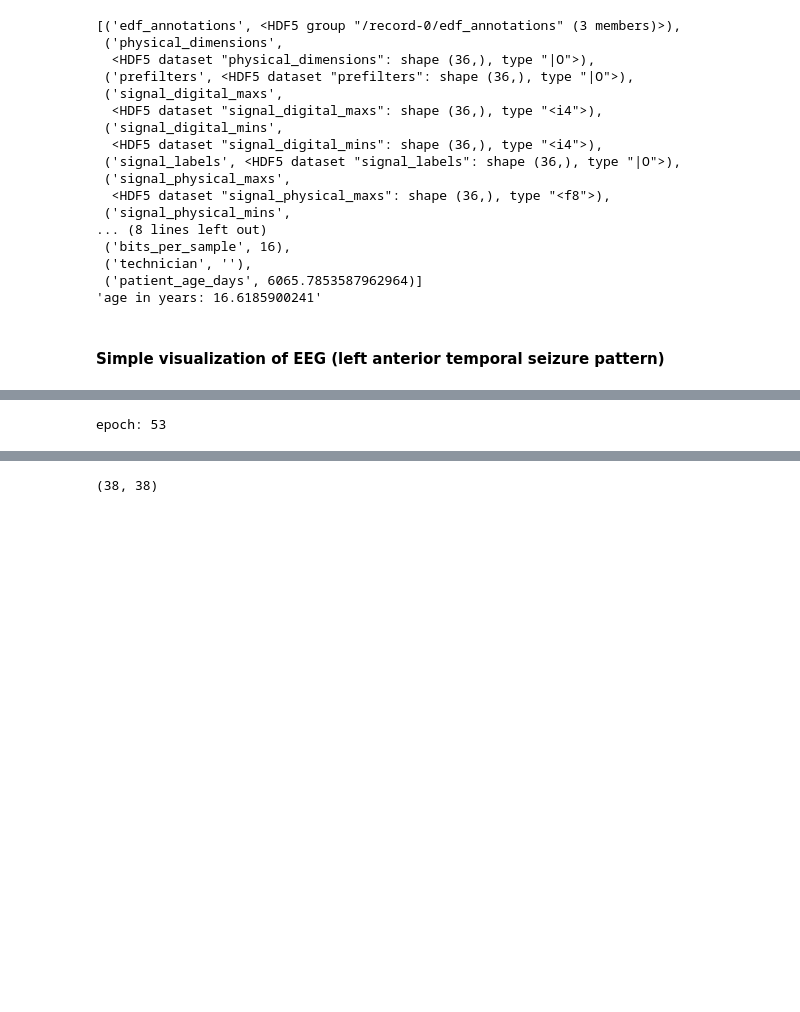
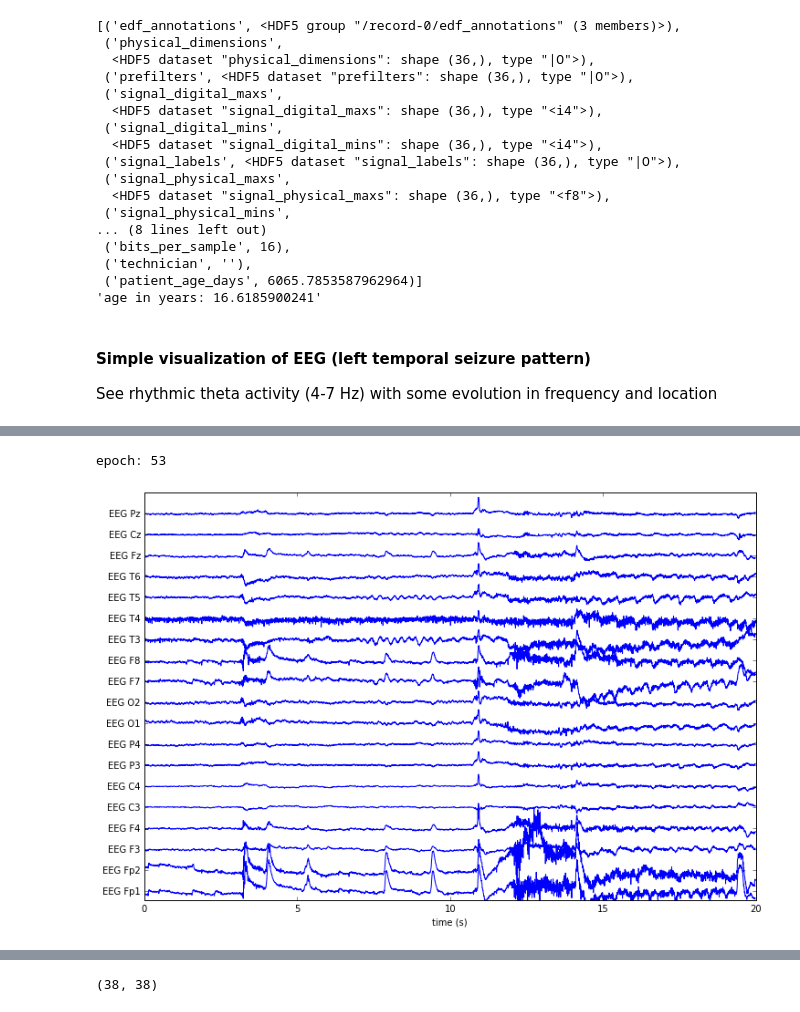
Before and after one commit to eegml/eeghdf, a Jupyter notebook: notebooks/vizLTempSz.ipynb, the cells around one changed output, grey strips where cells are left out. Cells and saved outputs as stored; diff of their text form; code cells hidden in the pictures; blank space fills up the shorter version.

```diff
--- a/notebooks/vizLTempSz.ipynb
+++ b/notebooks/vizLTempSz.ipynb
@@ -68,13 +68,14 @@ labels = rec['signal_labels']
 electrode_labels = [str(s,'ascii') for s in labels]
 numbered_electrode_labels = ["%d:%s" % (ii, str(labels[ii], 'ascii')) for ii in range(len(labels))]
 # %% [markdown]
-#### Simple visualization of EEG (left anterior temporal seizure pattern)
+#### Simple visualization of EEG (left temporal seizure pattern)
+See rhythmic theta activity (4-7 Hz) with some evolution in frequency and location
 # %%
 # plot 10s epochs (multiples in DE)
 ch0, ch1 = (0,19)
 DE = 2 # how many 10s epochs to display
 epoch = 53; ptepoch = 10*int(rec.attrs['sample_frequency'])
 dp = int(0.5*ptepoch)
-stacklineplot.stackplot(signals[ch0:ch1,epoch*ptepoch+dp:(epoch+DE)*ptepoch+dp],seconds=DE*10.0, ylabels=electrode_labels[ch0:ch1], yscale=0.3)
+stacklineplot.stackplot(signals[ch0:ch1,epoch*ptepoch+dp:(epoch+DE)*ptepoch+dp],seconds=DE*10.0, ylabels=electrode_labels[ch0:ch1], yscale=3.0)
 print("epoch:", epoch)
 # %% [output]
@@ -83 +82,2 @@ print("epoch:", epoch)
 epoch: 53
+[figure, added]
```
Also changed, not shown: parts of 3 cells of this notebook, 1 other file.
